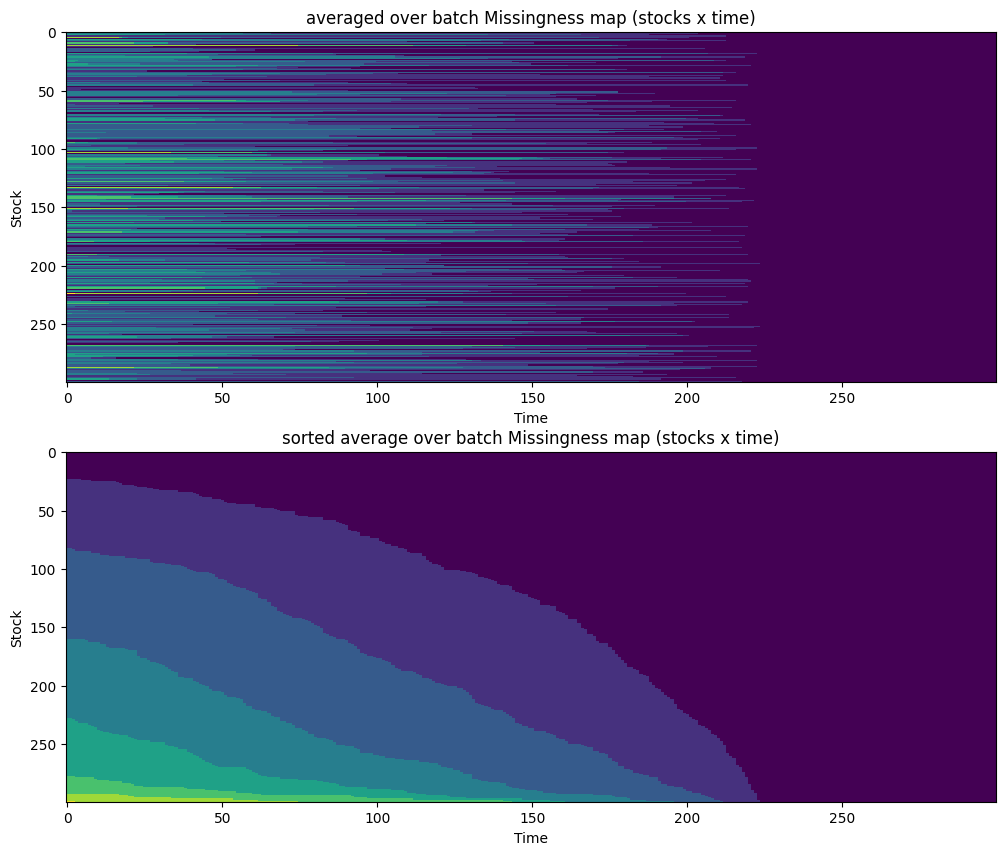
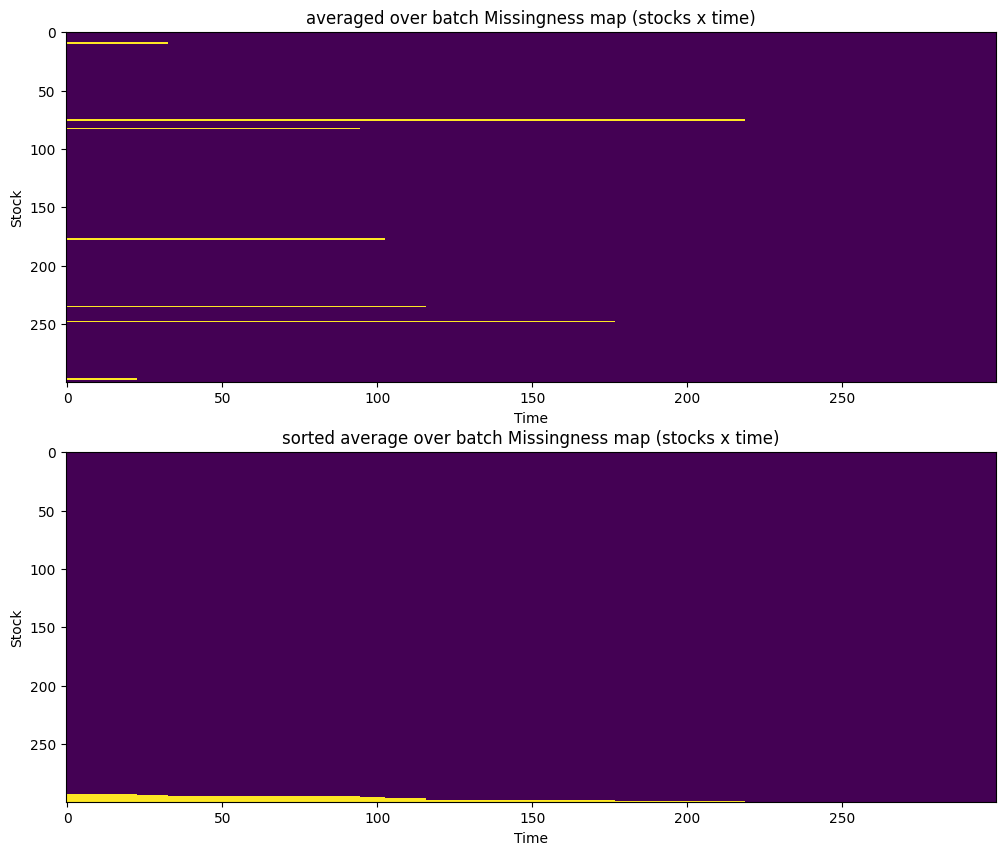
The change to this notebook cell's code, shown as a diff; its figure went from the first image to the second:
--- before
+++ after
@@ -1,5 +1,5 @@
 plt.figure(figsize=(12,10))
 ax1 = plt.subplot(2,1,2)
-ax1.imshow(np.sort(np.mean(mask_int, axis=0), axis=0), aspect="auto", interpolation="nearest")
+ax1.imshow(np.sort(np.mean(mask_int[0], axis=0), axis=0), aspect="auto", interpolation="nearest")
 ax1.set_title("sorted average over batch Missingness map (stocks x time)")
 ax1.set_xlabel("Time")

Commit: notebooks: synthetic data training and evaluation